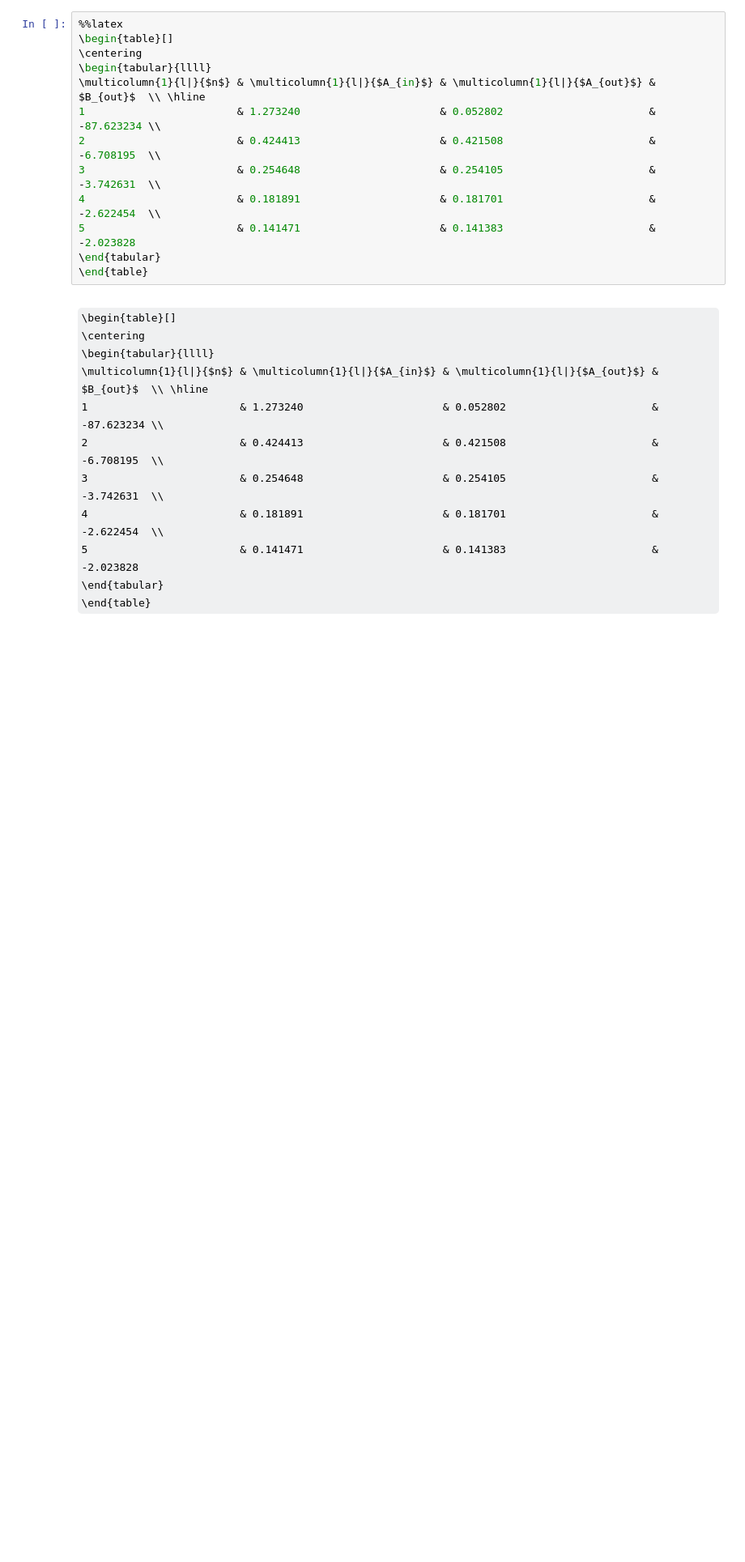
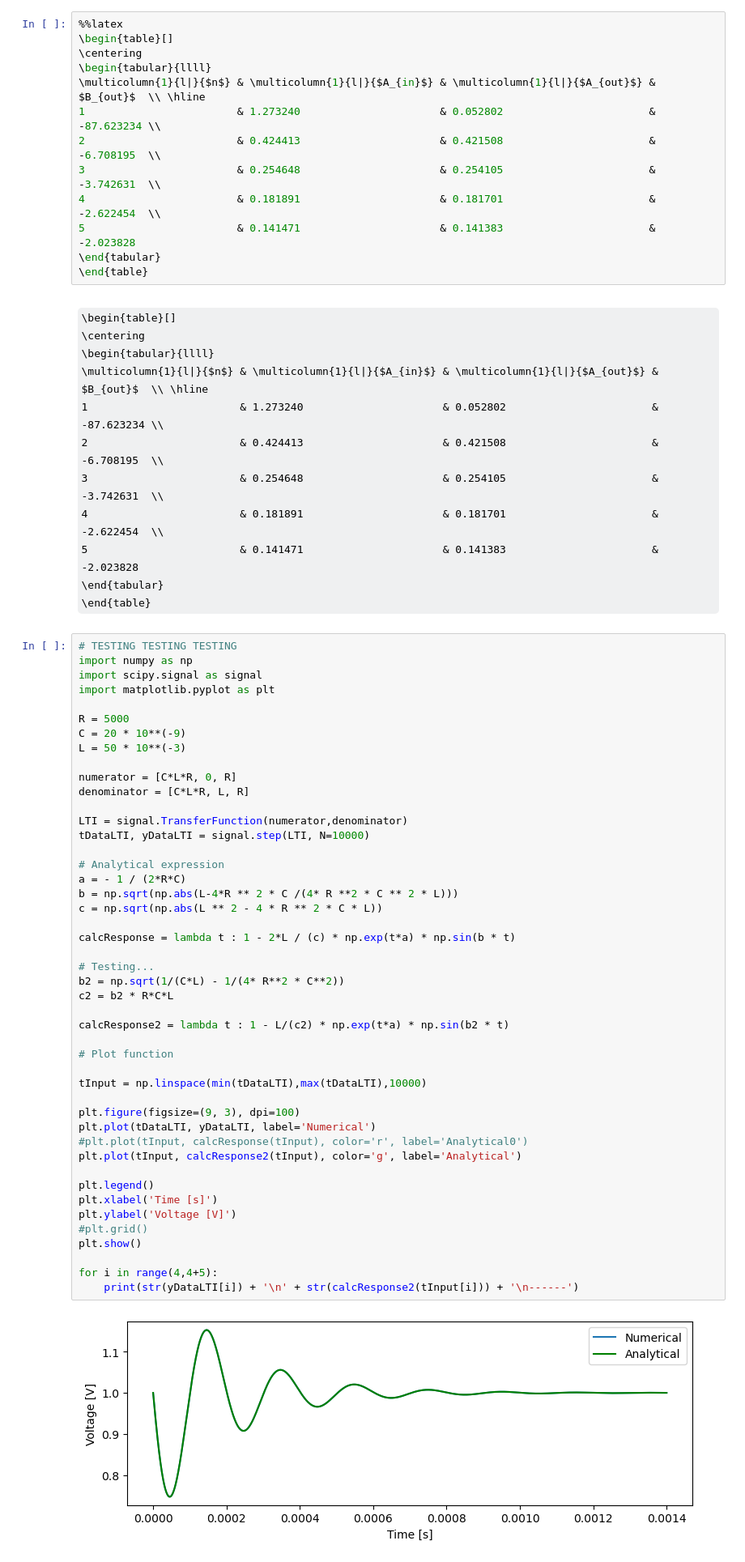
Before and after one commit to kr4ften/TransformProject, a Jupyter notebook: main.ipynb, the cells around one changed output. Shown: that part at 81% size. Cells and saved outputs as stored; diff of their text form; some formulas as TeX source; blank space fills up the shorter version.

```diff
--- a/main.ipynb
+++ b/main.ipynb
@@ -220,3 +252,51 @@ plt.show()
 5                        & 0.141471                      & 0.141383                       & -2.023828
 \end{tabular}
 \end{table}
+# %%
+# TESTING TESTING TESTING
+import numpy as np
+import scipy.signal as signal
+import matplotlib.pyplot as plt
+
+R = 5000
+C = 20 * 10**(-9)
+L = 50 * 10**(-3)
+
+numerator = [C*L*R, 0, R]
+denominator = [C*L*R, L, R]
+
+LTI = signal.TransferFunction(numerator,denominator)
+tDataLTI, yDataLTI = signal.step(LTI, N=10000)
+
+# Analytical expression
+a = - 1 / (2*R*C)
+b = np.sqrt(np.abs(L-4*R ** 2 * C /(4* R **2 * C ** 2 * L)))
+c = np.sqrt(np.abs(L ** 2 - 4 * R ** 2 * C * L))
+
+calcResponse = lambda t : 1 - 2*L / (c) * np.exp(t*a) * np.sin(b * t)
+
+# Testing...
+b2 = np.sqrt(1/(C*L) - 1/(4* R**2 * C**2))
+c2 = b2 * R*C*L
+
+calcResponse2 = lambda t : 1 - L/(c2) * np.exp(t*a) * np.sin(b2 * t)
+
+# Plot function
+
+tInput = np.linspace(min(tDataLTI),max(tDataLTI),10000)
+
+plt.figure(figsize=(9, 3), dpi=100)
+plt.plot(tDataLTI, yDataLTI, label='Numerical')
+#plt.plot(tInput, calcResponse(tInput), color='r', label='Analytical0')
+plt.plot(tInput, calcResponse2(tInput), color='g', label='Analytical')
+
+plt.legend()
+plt.xlabel('Time [s]')
+plt.ylabel('Voltage [V]')
+#plt.grid()
+plt.show()
+
+for i in range(4,4+5):
+    print(str(yDataLTI[i]) + '\n' + str(calcResponse2(tInput[i])) + '\n------')
+# %% [output]
+[figure, added]
```
Also changed, not shown: parts of 7 cells of this notebook, 1 other file.
